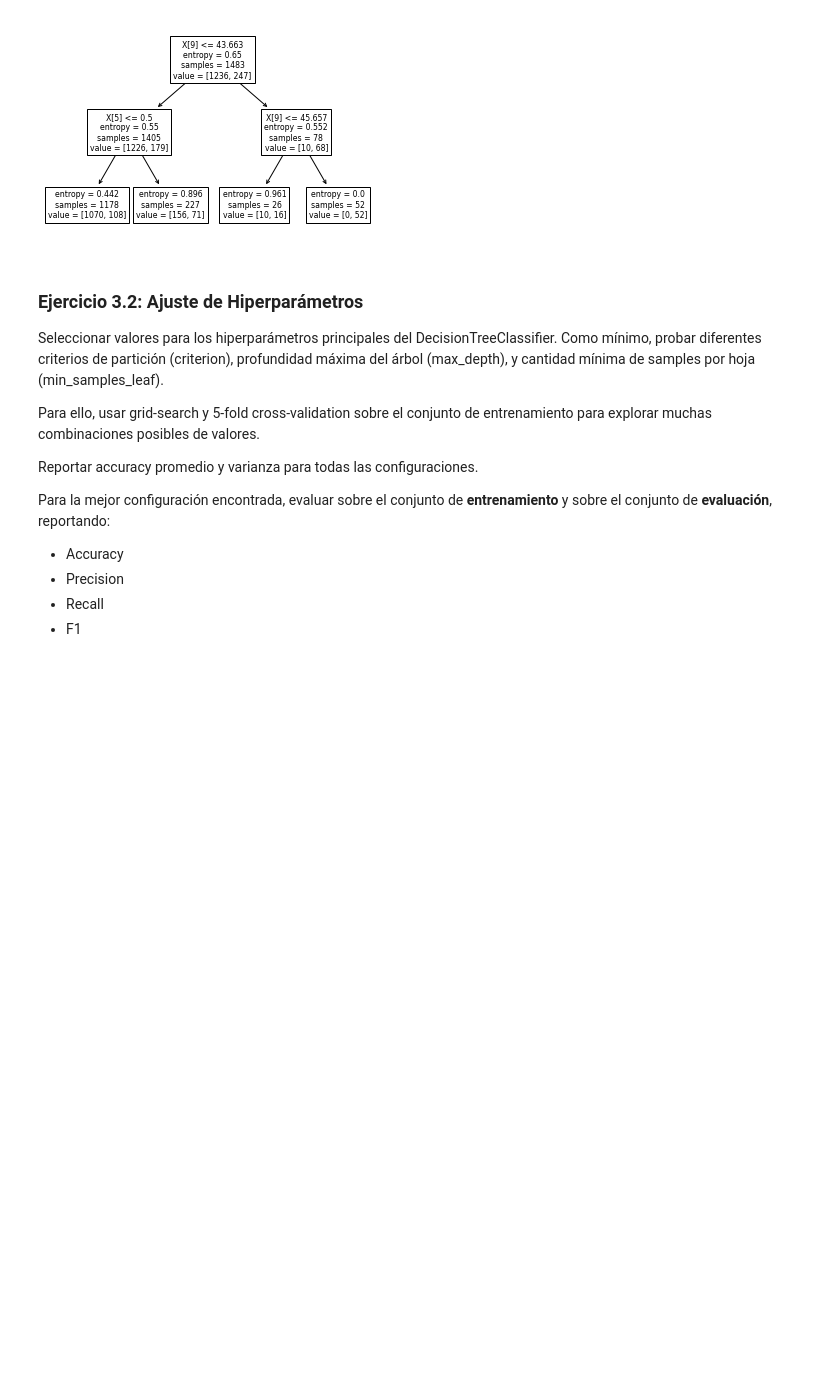
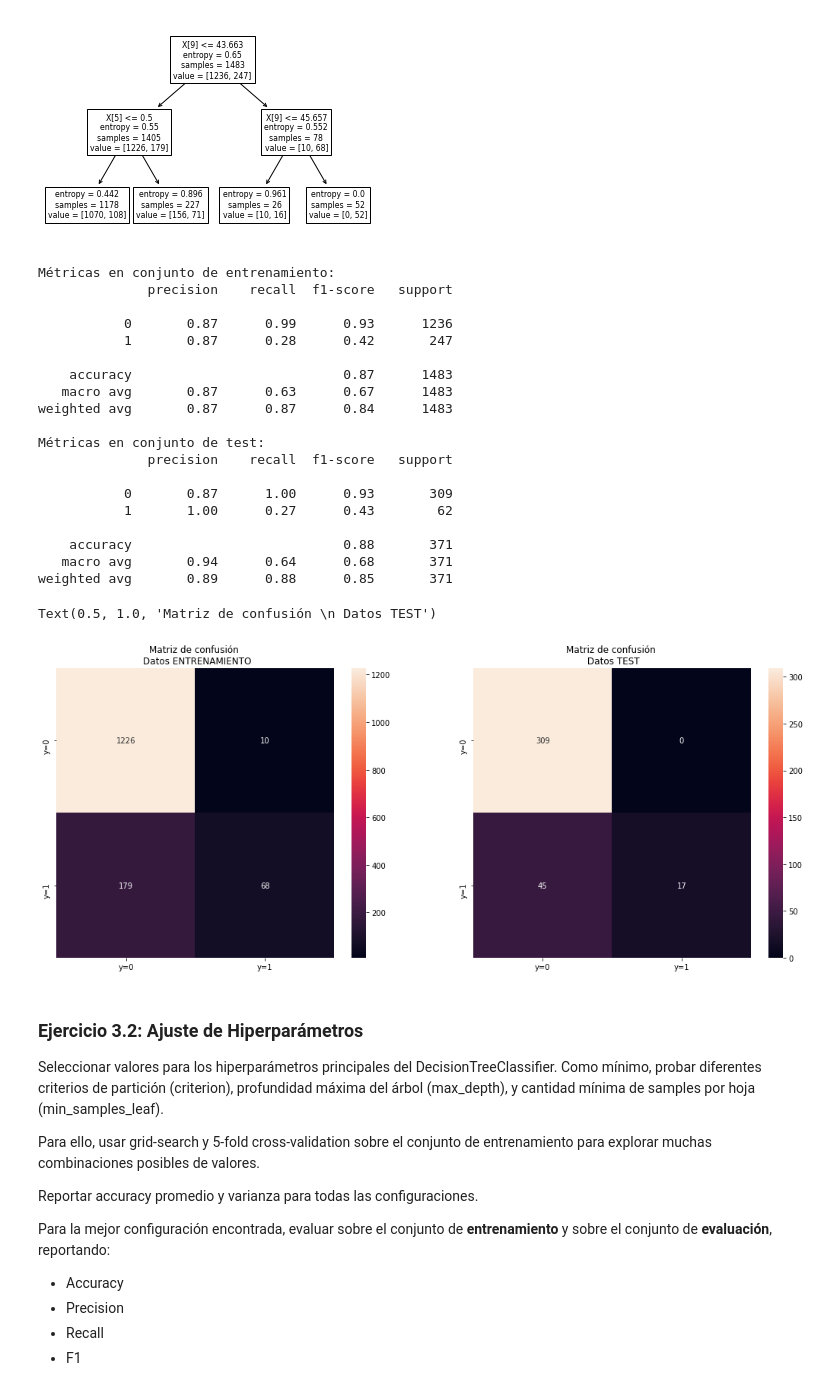
Before and after one commit to fnbellomo/DiploDatos2021, a Jupyter notebook: 03_IntroAprendizajeAutomatico/Aprendizaje_Autom_Lab_2.ipynb, the cells around one changed output. Drawn from its saved outputs; the diff is of its cells as text; code cells hidden in the pictures; blank space fills up the shorter version.

```diff
--- a/03_IntroAprendizajeAutomatico/Aprendizaje_Autom_Lab_2.ipynb
+++ b/03_IntroAprendizajeAutomatico/Aprendizaje_Autom_Lab_2.ipynb
@@ -351,6 +350,50 @@ from sklearn.tree import plot_tree
 plot_tree(clf);
 # %% [output]
 [figure]
+# %%
+#Obtenemos las metricas para ver que tan bueno fue nuestro clasificador
+
+print('Métricas en conjunto de entrenamiento:')
+print(classification_report(y_train, y_train_pred))
+cm = confusion_matrix(y_train, y_train_pred)
+
+df_cm_train = pd.DataFrame(cm, index = ['y=0','y=1'],
+                  columns = ['y=0','y=1'])
+
+
+print('Métricas en conjunto de test:')
+print(classification_report(y_test, y_test_pred))
+cm2 = confusion_matrix(y_test, y_test_pred)
+
+df_cm_test = pd.DataFrame(cm2, index = ['y=0','y=1'],
+                  columns = ['y=0','y=1'])
+fig, axes = plt.subplots(1,2,figsize = (18,7))
+sns.heatmap(df_cm_train, annot=True, fmt='g', ax=axes[0])
+sns.heatmap(df_cm_test, annot=True, fmt='g', ax=axes[1])
+axes[0].set_title('Matriz de confusión \n Datos ENTRENAMIENTO')
+axes[1].set_title('Matriz de confusión \n Datos TEST')
+# %% [output]
+Métricas en conjunto de entrenamiento:
+              precision    recall  f1-score   support
+
+           0       0.87      0.99      0.93      1236
+           1       0.87      0.28      0.42       247
+
+    accuracy                           0.87      1483
+   macro avg       0.87      0.63      0.67      1483
+weighted avg       0.87      0.87      0.84      1483
+
+Métricas en conjunto de test:
+              precision    recall  f1-score   support
+
+           0       0.87      1.00      0.93       309
+           1       1.00      0.27      0.43        62
+
+    accuracy                           0.88       371
+   macro avg       0.94      0.64      0.68       371
+weighted avg       0.89      0.88      0.85       371
+Text(0.5, 1.0, 'Matriz de confusión \n Datos TEST')
+[figure, added]
 # %% [markdown]
 ### Ejercicio 3.2: Ajuste de Hiperparámetros
 
```
Also changed, not shown: parts of 1 cell of this notebook.
